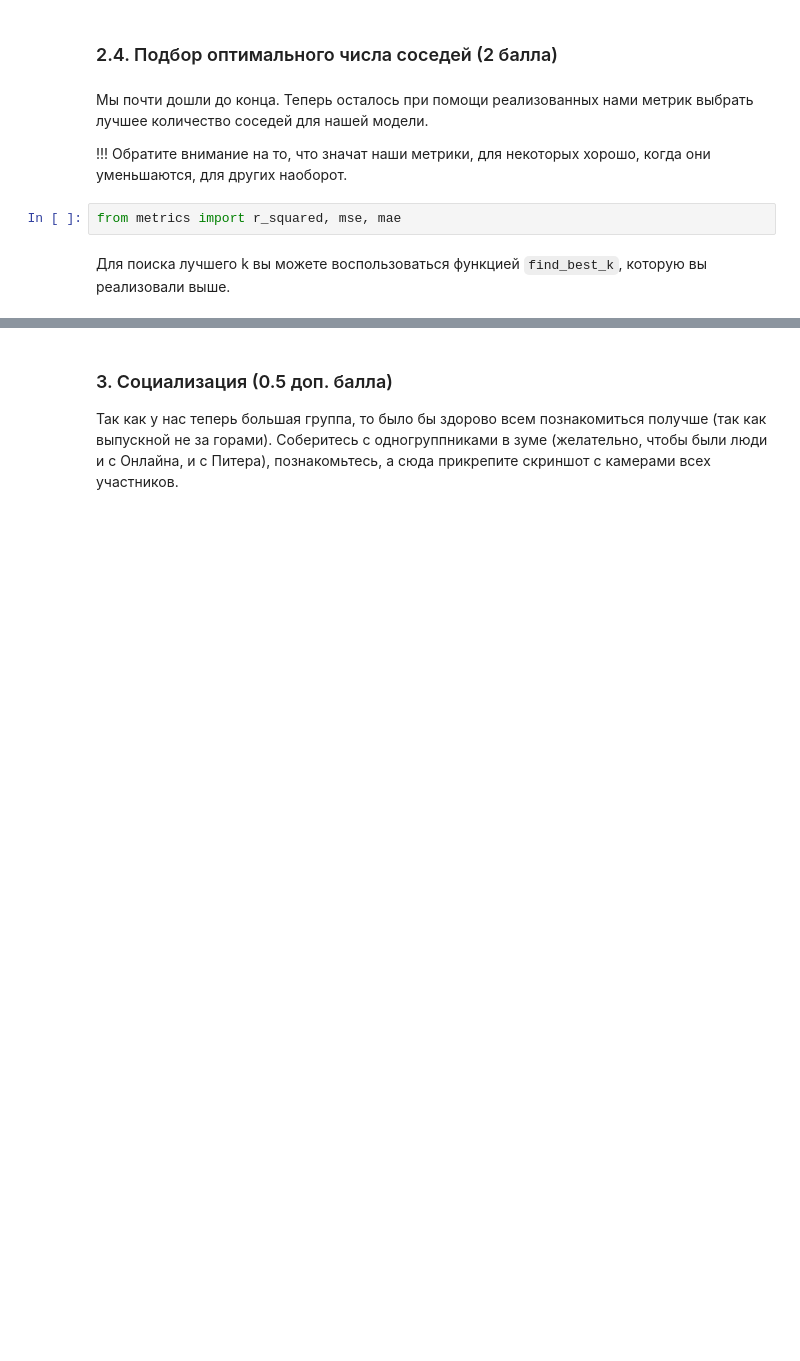
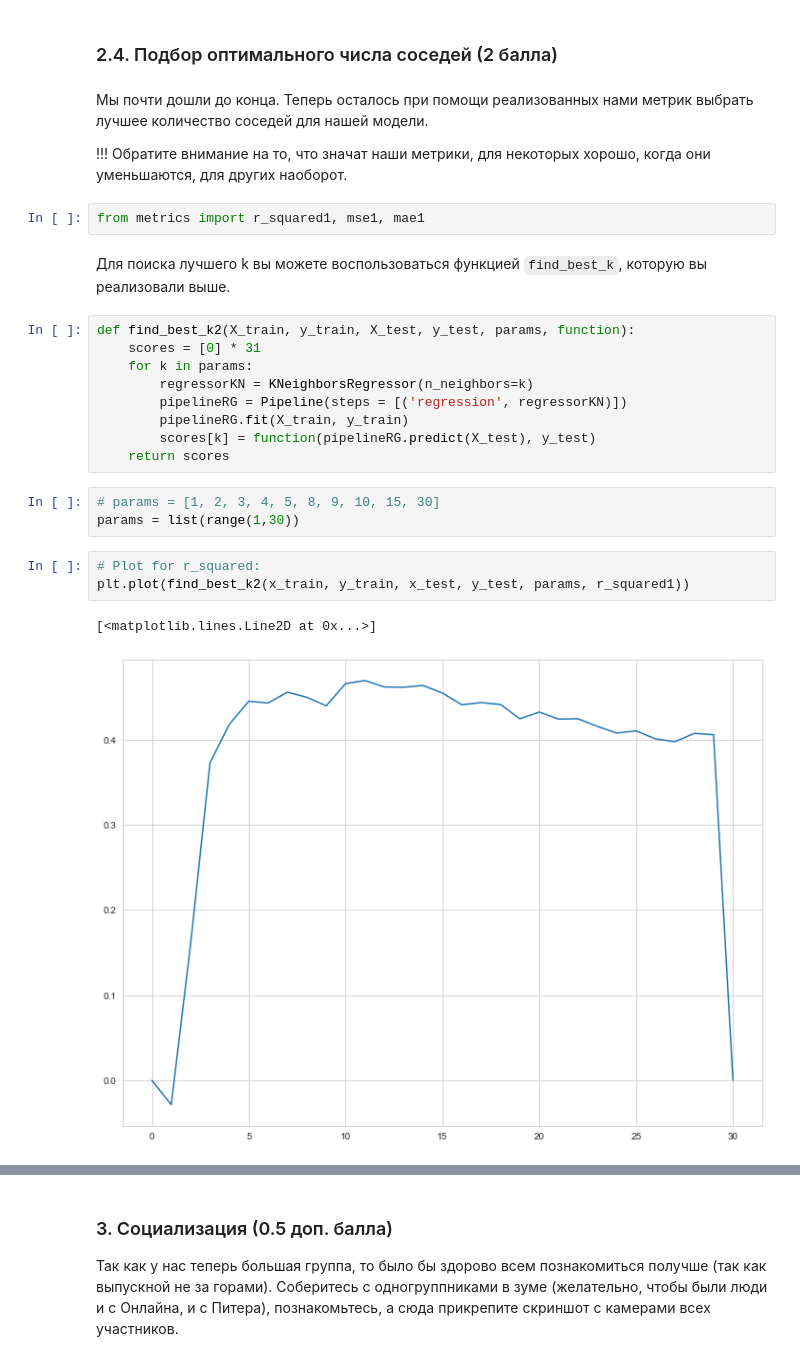
Before and after one commit to Tatiana-kik/BI_ML_2021, a Jupyter notebook: lesson_1_intro_knn/homework/KNN.ipynb, the cells around one changed output, grey strips where cells are left out. Cells and saved outputs as stored; diff of their text form; blank space fills up the shorter version.

Commit message:
Calculated metrics of regression. Choosing the optimal number of neighbors.

```diff
--- a/lesson_1_intro_knn/homework/KNN.ipynb
+++ b/lesson_1_intro_knn/homework/KNN.ipynb
@@ -588,6 +623,24 @@ $MAE = \frac{1}{n}\sum_i^n{|y_i - \hat{y_i}|}$
 
 !!! Обратите внимание на то, что значат наши метрики, для некоторых хорошо, когда они уменьшаются, для других наоборот.
 # %%
-from metrics import r_squared, mse, mae
+from metrics import r_squared1, mse1, mae1
 # %% [markdown]
 Для поиска лучшего k вы можете воспользоваться функцией `find_best_k`, которую вы реализовали выше.
+# %%
+def find_best_k2(X_train, y_train, X_test, y_test, params, function):
+    scores = [0] * 31
+    for k in params:
+        regressorKN = KNeighborsRegressor(n_neighbors=k)
+        pipelineRG = Pipeline(steps = [('regression', regressorKN)])
+        pipelineRG.fit(X_train, y_train)
+        scores[k] = function(pipelineRG.predict(X_test), y_test)
+    return scores
+# %%
+# params = [1, 2, 3, 4, 5, 8, 9, 10, 15, 30]
+params = list(range(1,30))
+# %%
+# Plot for r_squared:
+plt.plot(find_best_k2(x_train, y_train, x_test, y_test, params, r_squared1))
+# %% [output]
+[<matplotlib.lines.Line2D at 0x...>]
+[figure, added]
```
Also changed, not shown: parts of 17 cells of this notebook, 2 other files.
